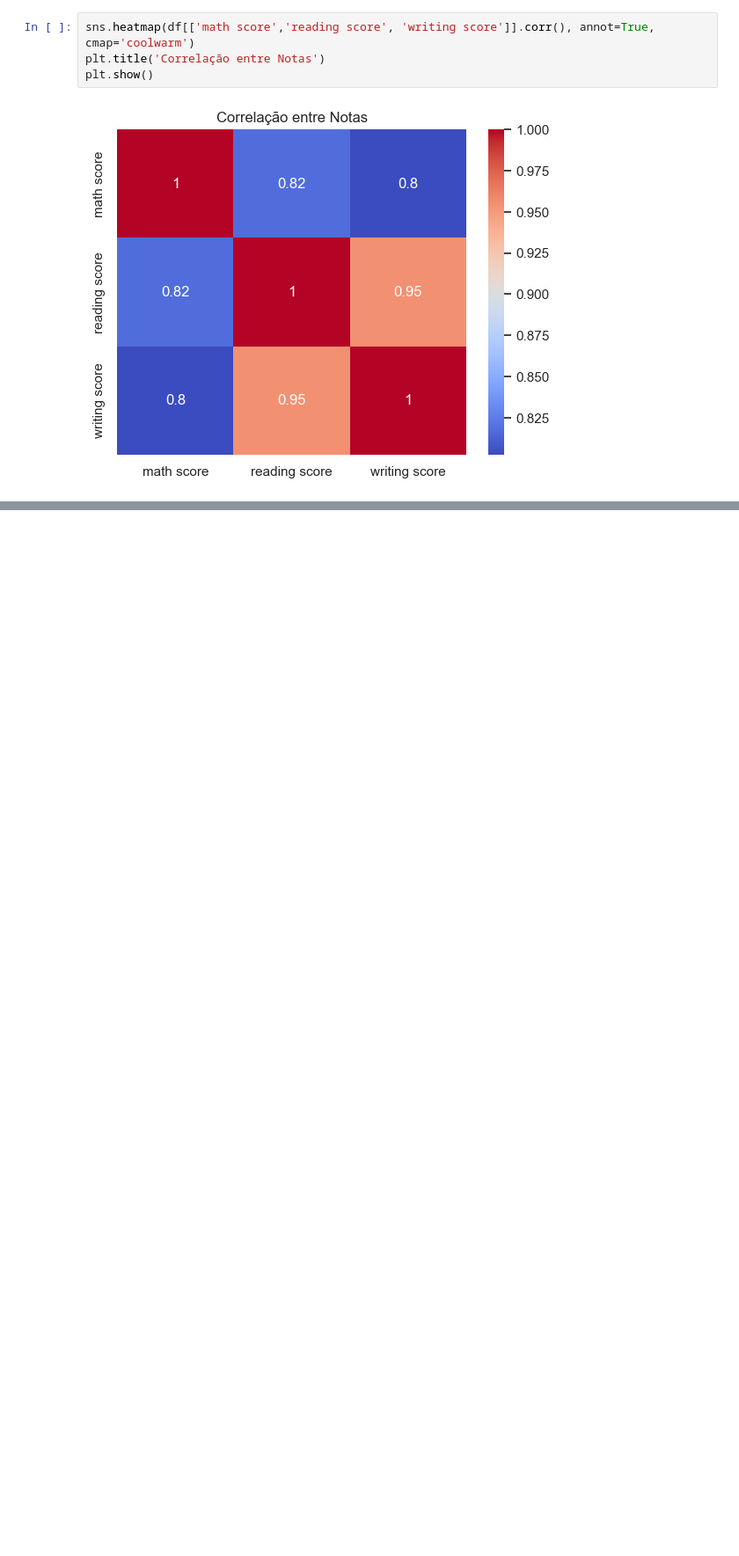
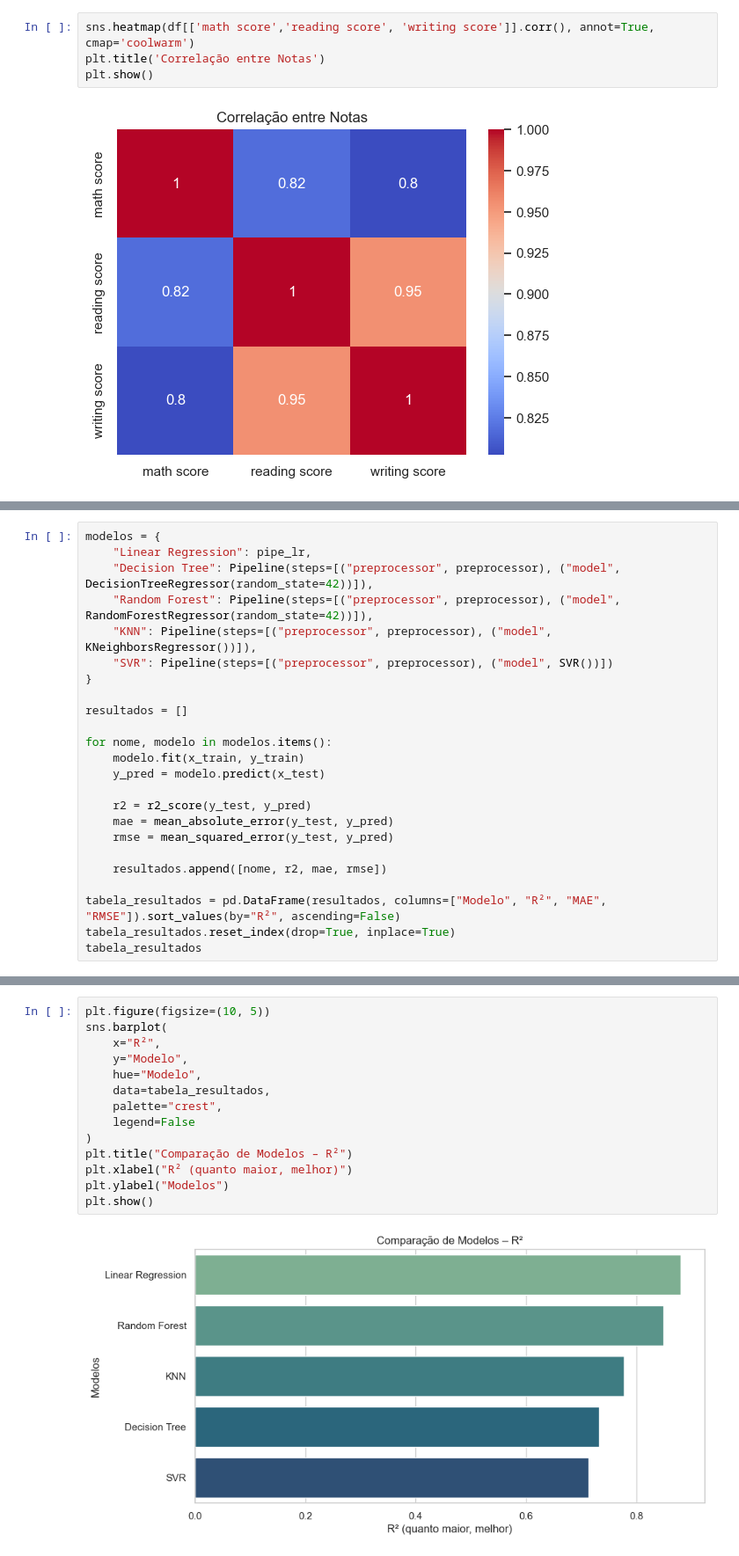
Before and after one commit to pablomigueldias/machine-learning-projects, a Jupyter notebook: projeto_01_previsao_notas/notebook/previsao_notas.ipynb, the cells around one changed output, grey strips where cells are left out. Shown at 88% size. Drawn from its saved outputs; the diff is of its cells as text; blank space fills up the shorter version.

```diff
--- a/projeto_01_previsao_notas/notebook/previsao_notas.ipynb
+++ b/projeto_01_previsao_notas/notebook/previsao_notas.ipynb
@@ -113,0 +264,24 @@ a
+# %%
+modelos = {
+    "Linear Regression": pipe_lr,
+    "Decision Tree": Pipeline(steps=[("preprocessor", preprocessor), ("model", DecisionTreeRegressor(random_state=42))]),
+    "Random Forest": Pipeline(steps=[("preprocessor", preprocessor), ("model", RandomForestRegressor(random_state=42))]),
+    "KNN": Pipeline(steps=[("preprocessor", preprocessor), ("model", KNeighborsRegressor())]),
+    "SVR": Pipeline(steps=[("preprocessor", preprocessor), ("model", SVR())])
+}
+
+resultados = []
+
+for nome, modelo in modelos.items():
+    modelo.fit(x_train, y_train)
+    y_pred = modelo.predict(x_test)
+
+    r2 = r2_score(y_test, y_pred)
+    mae = mean_absolute_error(y_test, y_pred)
+    rmse = mean_squared_error(y_test, y_pred)
+
+    resultados.append([nome, r2, mae, rmse])
+
+tabela_resultados = pd.DataFrame(resultados, columns=["Modelo", "R²", "MAE", "RMSE"]).sort_values(by="R²", ascending=False)
+tabela_resultados.reset_index(drop=True, inplace=True)
+tabela_resultados
@@ -113,0 +295,16 @@ a
+# %%
+plt.figure(figsize=(10, 5))
+sns.barplot(
+    x="R²",
+    y="Modelo",
+    hue="Modelo",
+    data=tabela_resultados,
+    palette="crest",
+    legend=False
+)
+plt.title("Comparação de Modelos – R²")
+plt.xlabel("R² (quanto maior, melhor)")
+plt.ylabel("Modelos")
+plt.show()
+# %% [output]
+[figure, added]
```
Also changed, not shown: parts of 22 cells of this notebook, 10 other files.
